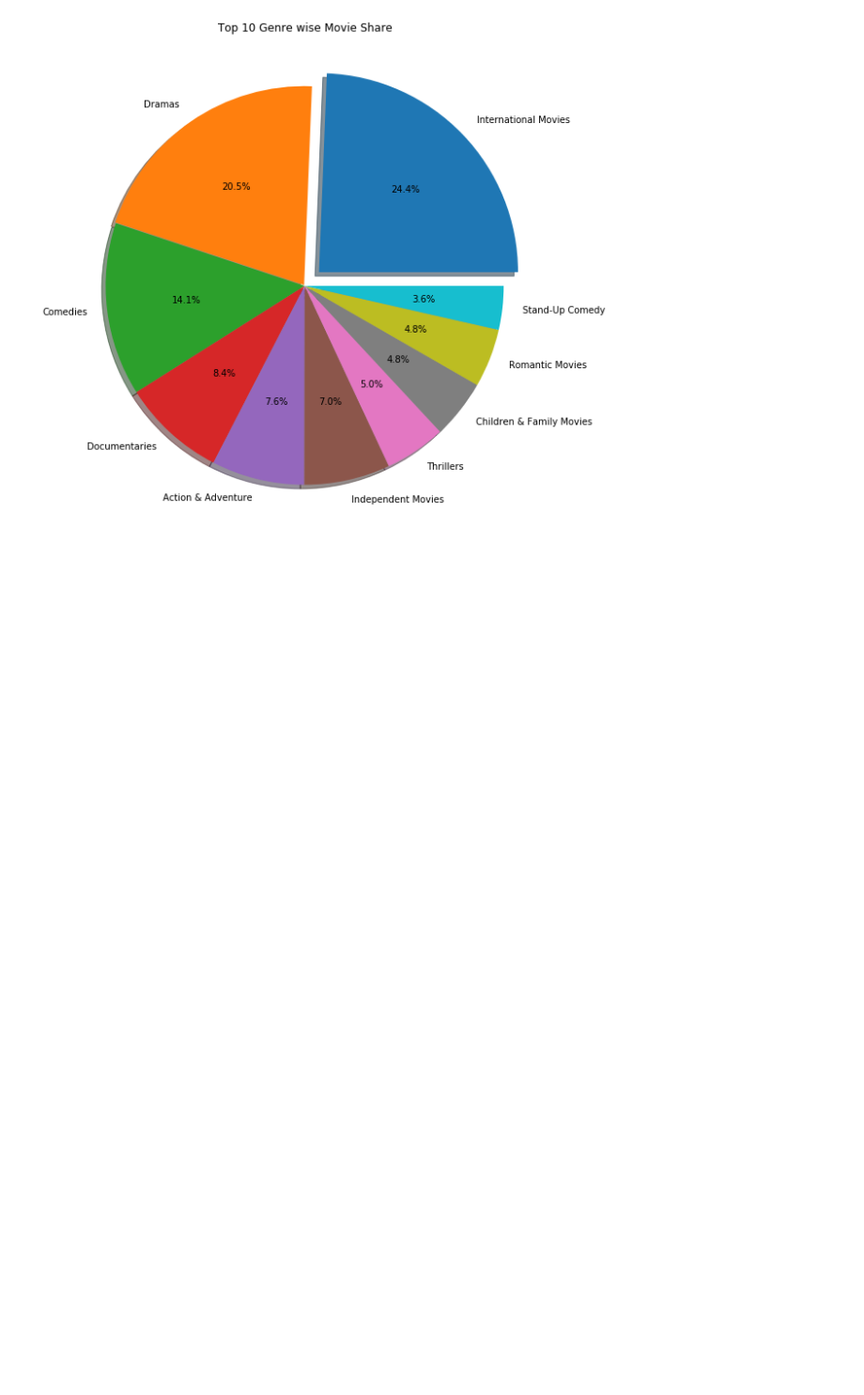
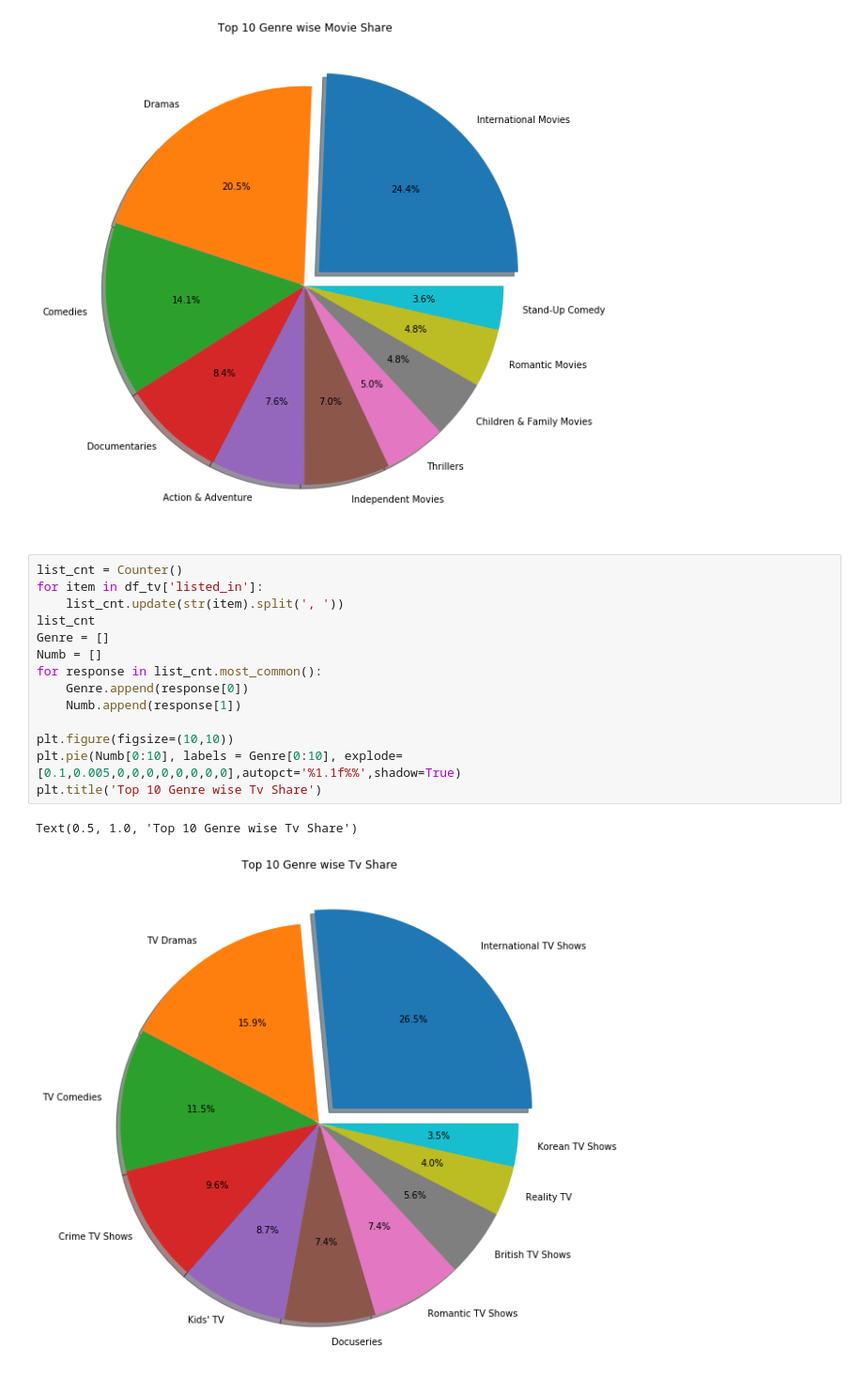
Before and after one commit to ssnk4343/Netflix_analysis, a Jupyter notebook: Netflix_titles.ipynb, the cells around one changed output. Shown at 94% size. Drawn from its saved outputs; the diff is of its cells as text; blank space fills up the shorter version.

```diff
--- a/Netflix_titles.ipynb
+++ b/Netflix_titles.ipynb
@@ -296,3 +264,20 @@ plt.title('Top 10 Genre wise Movie Share')
 # %% [output]
 Text(0.5, 1.0, 'Top 10 Genre wise Movie Share')
 [figure]
+# %%
+list_cnt = Counter()
+for item in df_tv['listed_in']:
+    list_cnt.update(str(item).split(', '))
+list_cnt
+Genre = []
+Numb = []
+for response in list_cnt.most_common():
+    Genre.append(response[0])
+    Numb.append(response[1])
+
+plt.figure(figsize=(10,10))
+plt.pie(Numb[0:10], labels = Genre[0:10], explode= [0.1,0.005,0,0,0,0,0,0,0,0],autopct='%1.1f%%',shadow=True)
+plt.title('Top 10 Genre wise Tv Share')
+# %% [output]
+Text(0.5, 1.0, 'Top 10 Genre wise Tv Share')
+[figure, added]
```
Also changed, not shown: parts of 10 cells of this notebook.
